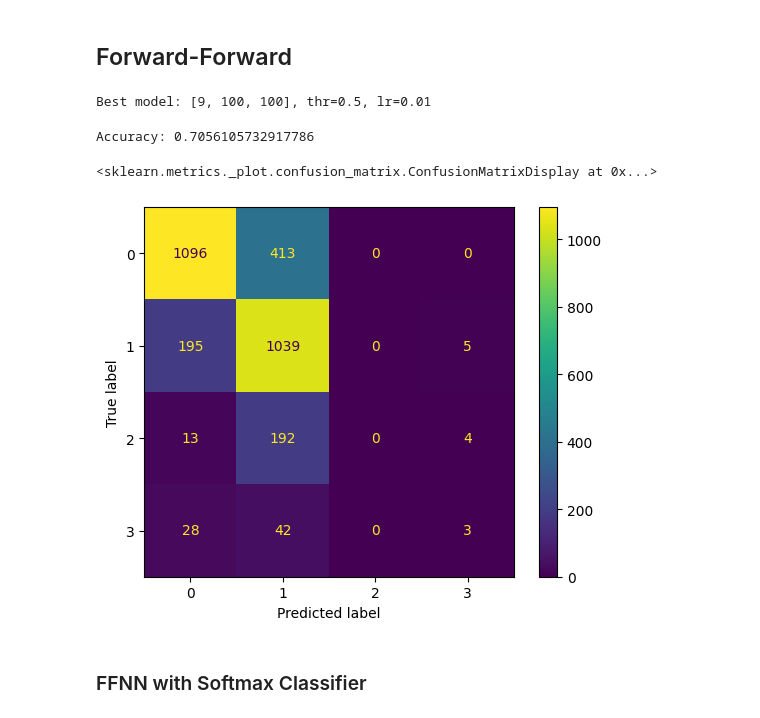
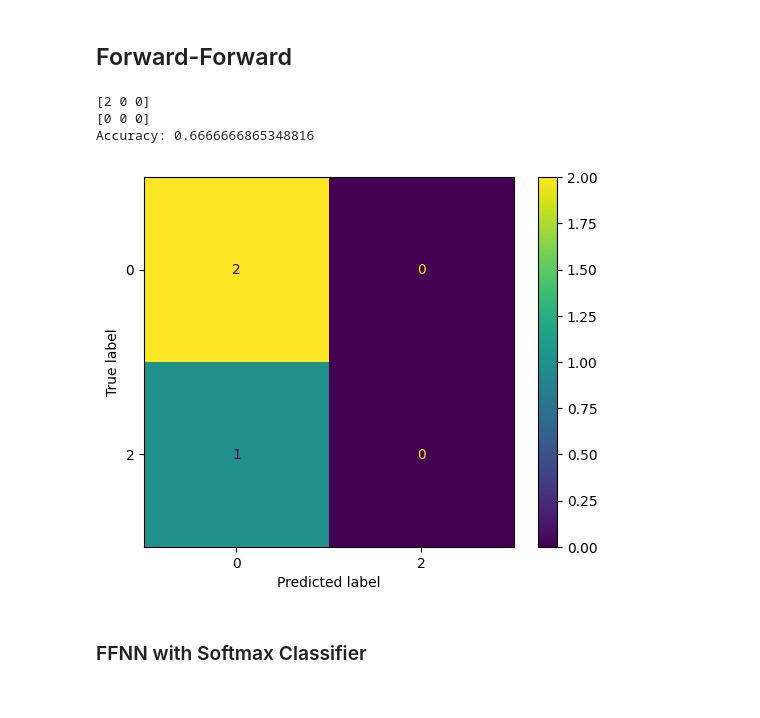
Before and after one commit to Floris93100/Blackjack-FFNN, a Jupyter notebook: src/FFNN_blackjack.ipynb, the cells around one changed output. Saved outputs shown, nothing was run; the diff lists cells and outputs as text; code cells hidden in the pictures.

```diff
--- a/src/FFNN_blackjack.ipynb
+++ b/src/FFNN_blackjack.ipynb
@@ -192,6 +192,16 @@ Train size: 1368
 Test size: 1368
 # %% [markdown]
 ## Forward-Forward
+# %%
+def print_accuracy(model_predictions, y):
+    predictions = np.array(torch.Tensor.cpu(model_predictions)).flatten()
+    accuracy =  model_predictions.eq(torch.from_numpy(y_test).to(device)).float().mean().item()
+
+    print(y)
+    print(predictions)
+    print(f'Accuracy: {accuracy}')
+
+    ConfusionMatrixDisplay.from_predictions(y, predictions)
 # %%
 def cross_validation(x_pos, x_neg,architectures, thresholds, learning_rates, n_epochs, n_folds, batch_sizes, lr_decays):
 
@@ -242,7 +252,7 @@ def cross_validation(x_pos, x_neg,architectures, thresholds, learning_rates, n_e
                             print(f"\n validation risk: {val_risk}")
 
                         avg_val_risk = np.mean(val_risks_model)
-                        validation_risks.append((architecture, threshold, lr, avg_val_risk))
+                        validation_risks.append((architecture, threshold, lr, batch_size, lr_decay, avg_val_risk ))
                         #model.save_model(f'../models/model_{architecture}_{threshold}_{lr}_{avg_val_risk}.pth')
 
                         with open('../data/cxv_results.csv', 'a', newline='') as file:
@@ -289,11 +299,11 @@ best_model = cross_validation(
 # %%
 # Best model hyperparameters
-architecture_best = [9,100,100]
-threshold_best = 0.5
-learning_rate_best = 0.01
-epochs = 100
-batch_size = 1
-lr_decay = False
+architecture_best = best_model[0]
+threshold_best = best_model[1]
+learning_rate_best = best_model[2]
+epochs = 1000
+batch_size = best_model[3]
+lr_decay = best_model[4]
 
 print(f"Best model: {architecture_best}, thr={threshold_best}, lr={learning_rate_best}")
 
@@ -306,26 +316,16 @@ model = FFNN(
     batch_size=batch_size,
     lr_decay=lr_decay
 ).to(device)
-# %% [output]
-Best model: [9, 100, 100], thr=0.5, lr=0.01
 # %%
 model.train(x_pos, x_neg)
 model.save_model('../models/best_model.pth')
-# %%
-predictions = np.array(torch.Tensor.cpu(model.predict_accumulated_goodness(x_test))).flatten()
-
-# print(x_test)
-print(y_test)
-print(predictions)
-
-accuracy =  model.predict_accumulated_goodness(x_test).eq(torch.from_numpy(y_test).to(device)).float().mean().item() # heet dit accuracy?
-print(f'Accuracy: {accuracy}')
-
-ConfusionMatrixDisplay.from_predictions(y_test, predictions)
-# %% [output]
-Accuracy: 0.7056105732917786
-<sklearn.metrics._plot.confusion_matrix.ConfusionMatrixDisplay at 0x...>
-[figure, removed]
+# %%
+print_accuracy(model.predict_accumulated_goodness(x_test), y_test)
+# %% [output]
+[2 0 0]
+[0 0 0]
+Accuracy: 0.6666666865348816
+[figure, added]
 # %% [markdown]
 ### FFNN with Softmax Classifier
 # %%
```
Also changed, not shown: parts of 9 cells of this notebook, 1 other file.
